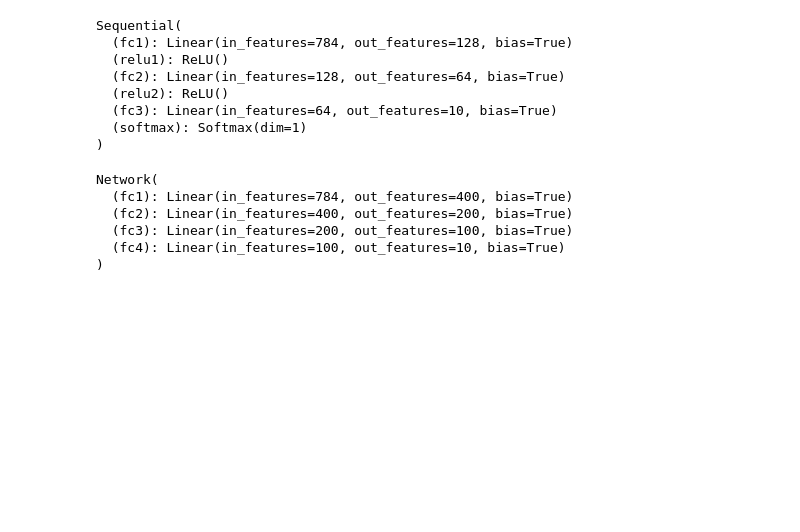
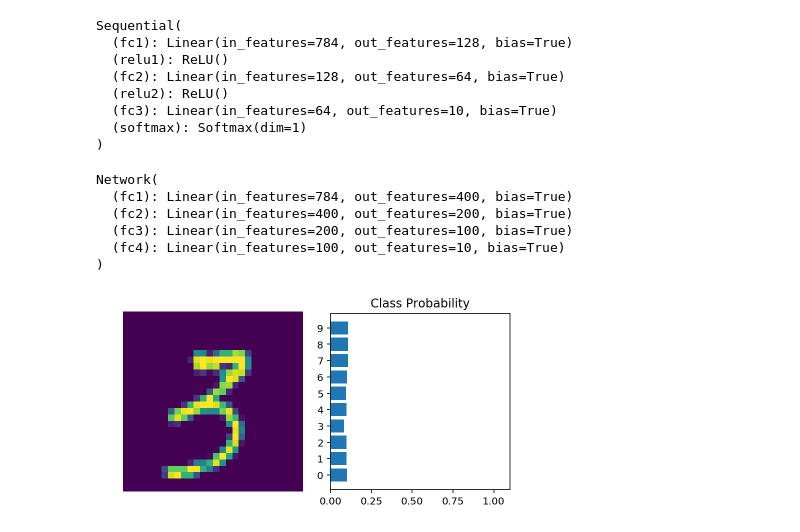
Before and after one commit to gabrieldomene/computer-vision, a Jupyter notebook: 1.5 CNN/1.5.1 PyTorch Intro/PyTorch.ipynb, the cells around one changed output. Drawn from its saved outputs; the diff is of its cells as text; code cells hidden in the pictures; blank space fills up the shorter version.

```diff
--- a/1.5 CNN/1.5.1 PyTorch Intro/PyTorch.ipynb
+++ b/1.5 CNN/1.5.1 PyTorch Intro/PyTorch.ipynb
@@ -196,4 +196,7 @@ Network(
 # %%
 images, labels = next(iter(trainloader))
 images.resize_(images.shape[0], 1, 784)
 ps = model.forward(images[0, :])
+helper.view_classify(images[0].view(1, 28, 28), ps)
+# %% [output]
+[figure, added]
```
Also changed, not shown: 1 other file.
